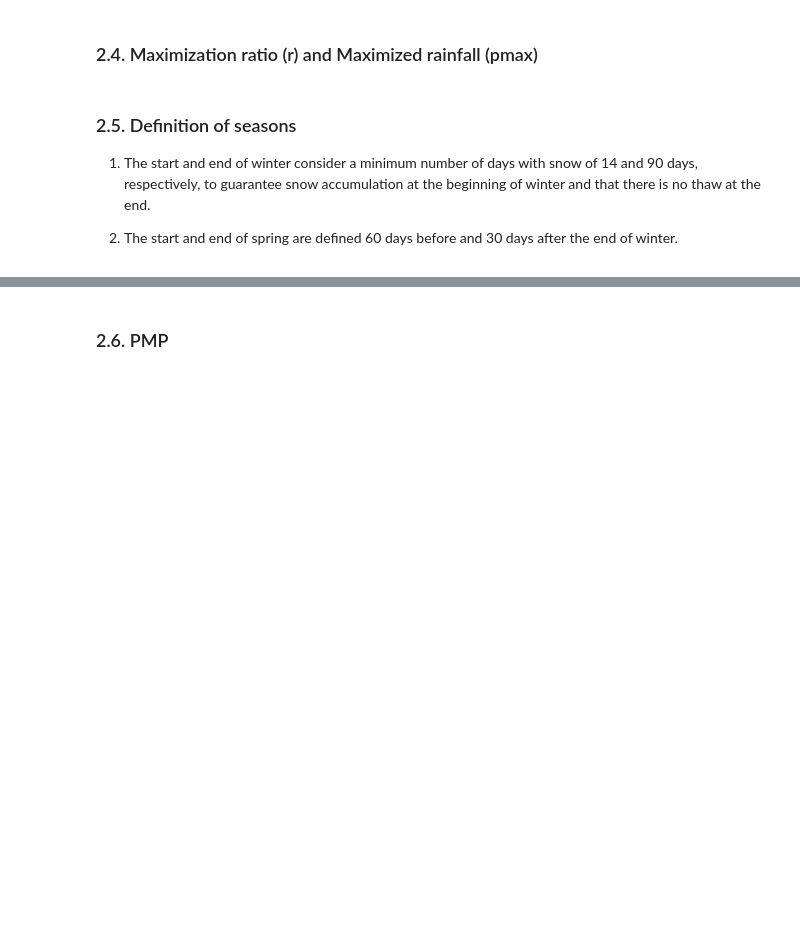
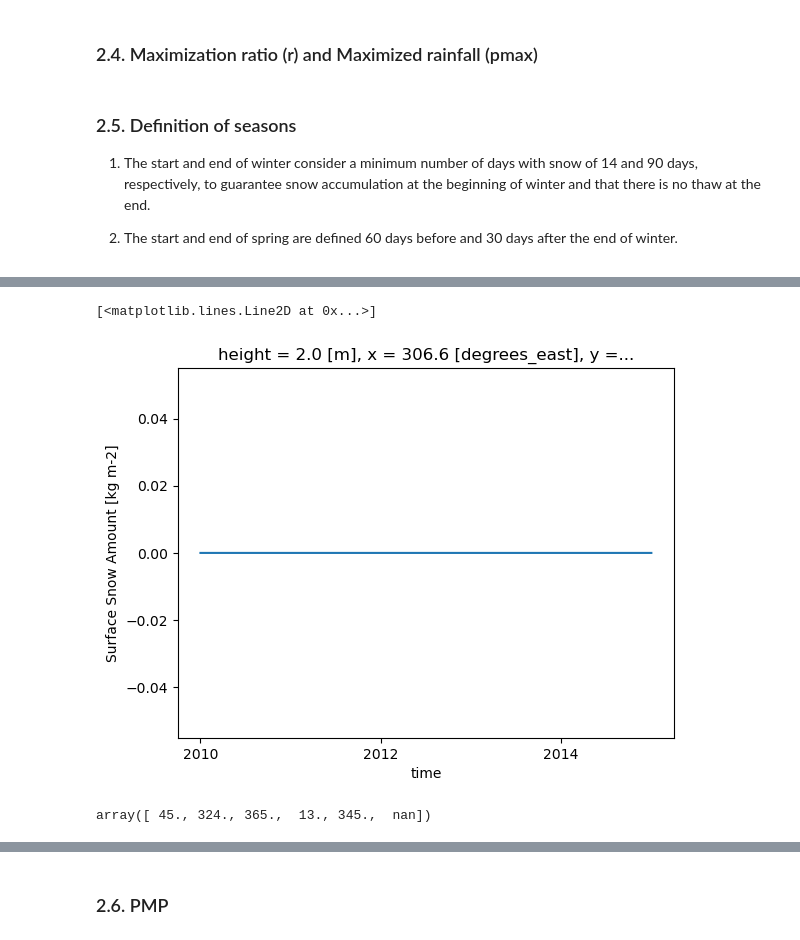
Before and after one commit to hydrologie/xhydro, a Jupyter notebook: docs/notebooks/pmp.ipynb, the cells around one changed output, grey strips where cells are left out. Cells and saved outputs as stored; diff of their text form; code cells hidden in the pictures; blank space fills up the shorter version.

```diff
--- a/docs/notebooks/pmp.ipynb
+++ b/docs/notebooks/pmp.ipynb
@@ -107,0 +219,11 @@ pmax = r * pe
+# %%
+ds_day2.snw[:, 8, 15].plot()
+# %% [output]
+[<matplotlib.lines.Line2D at 0x...>]
+[figure, added]
+# %%
+xclim.indices.snd_season_start(
+    snd=snw2[:, 0, 0], thresh=thresh, window=window_wint_start, freq=freq
+).values
+# %% [output]
+array([ 45., 324., 365.,  13., 345.,  nan])
```
Also changed, not shown: parts of 35 cells of this notebook, 2 other files.
